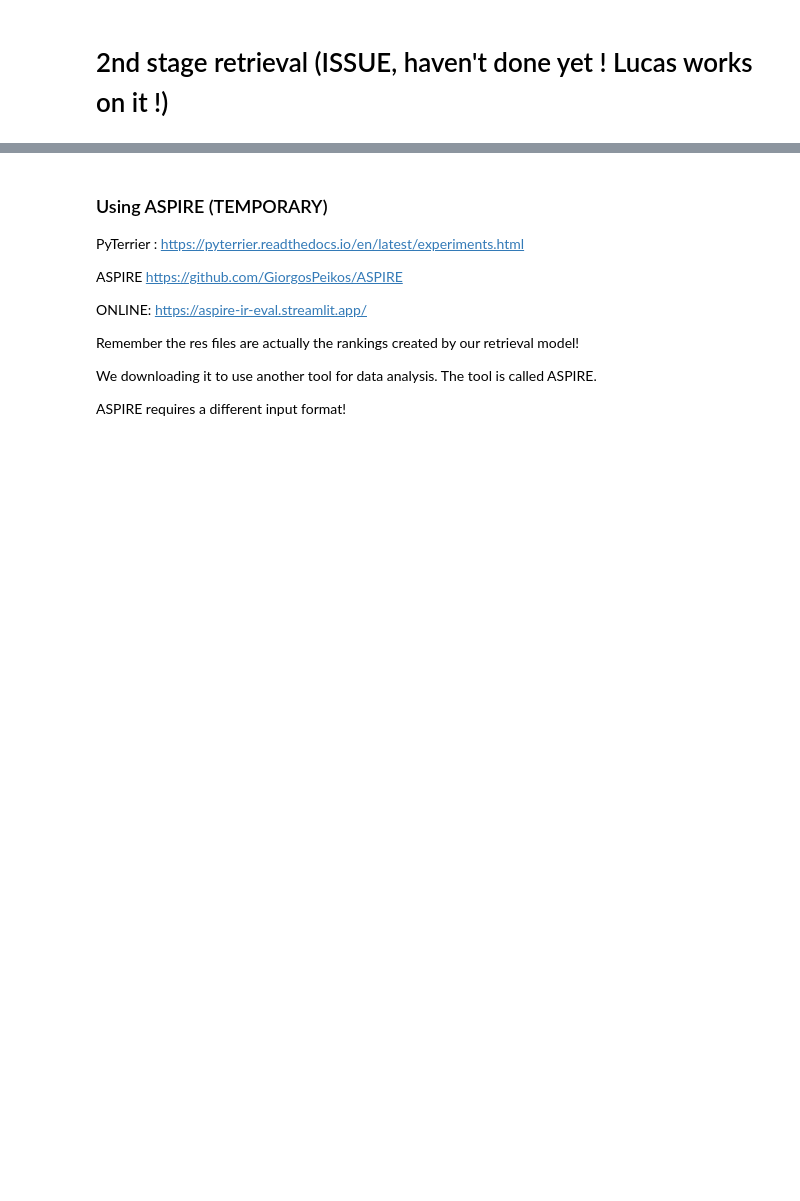
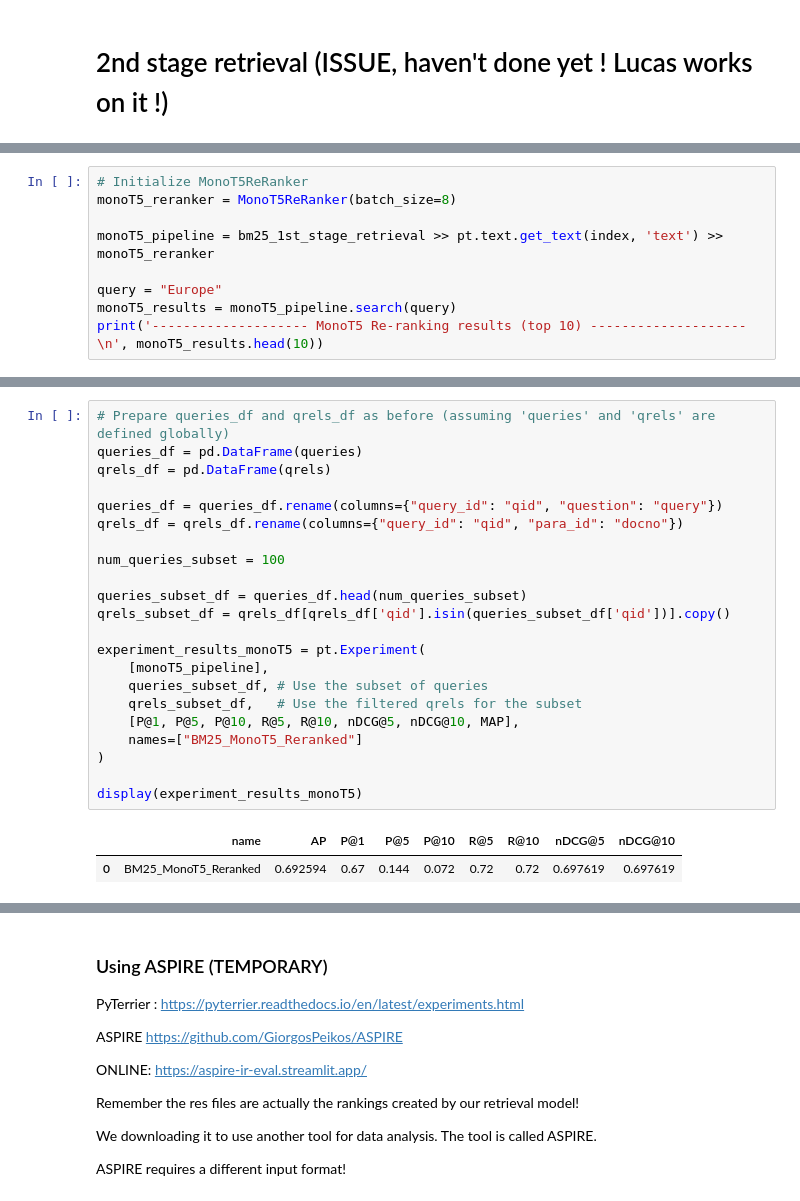
Before and after one commit to OmerSherman/IRProject, a Jupyter notebook: Historical News Question Answering.ipynb, the cells around one changed output, grey strips where cells are left out. Cells and saved outputs as stored; diff of their text form; blank space fills up the shorter version.

```diff
--- a/Historical News Question Answering.ipynb
+++ b/Historical News Question Answering.ipynb
@@ -619,0 +552,9 @@ ValueError: names should be the same length as retr_systems
+# %%
+# Initialize MonoT5ReRanker
+monoT5_reranker = MonoT5ReRanker(batch_size=8)
+
+monoT5_pipeline = bm25_1st_stage_retrieval >> pt.text.get_text(index, 'text') >> monoT5_reranker
+
+query = "Europe"
+monoT5_results = monoT5_pipeline.search(query)
+print('-------------------- MonoT5 Re-ranking results (top 10) --------------------\n', monoT5_results.head(10))
@@ -619,0 +579,25 @@ ValueError: names should be the same length as retr_systems
+# %%
+# Prepare queries_df and qrels_df as before (assuming 'queries' and 'qrels' are defined globally)
+queries_df = pd.DataFrame(queries)
+qrels_df = pd.DataFrame(qrels)
+
+queries_df = queries_df.rename(columns={"query_id": "qid", "question": "query"})
+qrels_df = qrels_df.rename(columns={"query_id": "qid", "para_id": "docno"})
+
+num_queries_subset = 100
+
+queries_subset_df = queries_df.head(num_queries_subset)
+qrels_subset_df = qrels_df[qrels_df['qid'].isin(queries_subset_df['qid'])].copy()
+
+experiment_results_monoT5 = pt.Experiment(
+    [monoT5_pipeline],
+    queries_subset_df, # Use the subset of queries
+    qrels_subset_df,   # Use the filtered qrels for the subset
+    [P@1, P@5, P@10, R@5, R@10, nDCG@5, nDCG@10, MAP],
+    names=["BM25_MonoT5_Reranked"]
+)
+
+display(experiment_results_monoT5)
+# %% [output]
+|  | name | AP | P@1 | P@5 | P@10 | R@5 | R@10 | nDCG@5 | nDCG@10 |
+| 0 | BM25_MonoT5_Reranked | 0.692594 | 0.67 | 0.144 | 0.072 | 0.72 | 0.72 | 0.697619 | 0.697619 |
```
Also changed, not shown: parts of 15 cells of this notebook.
